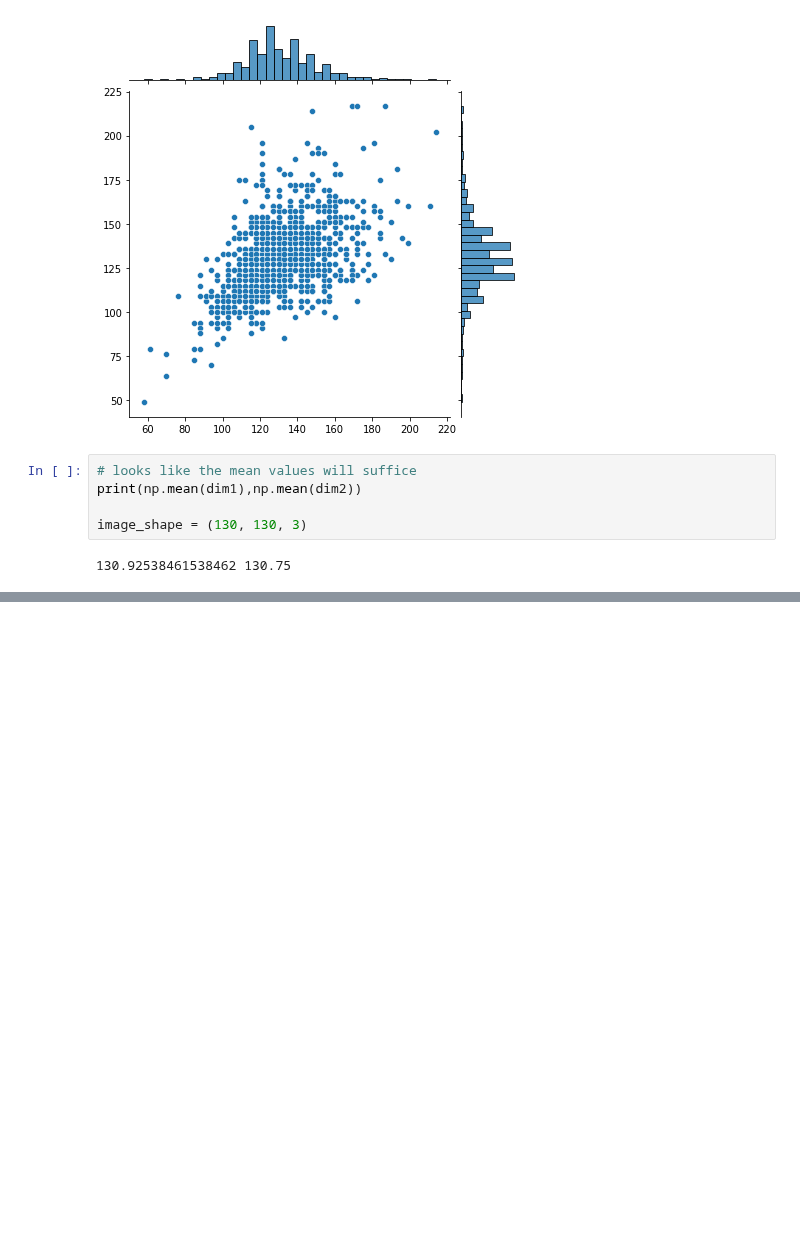
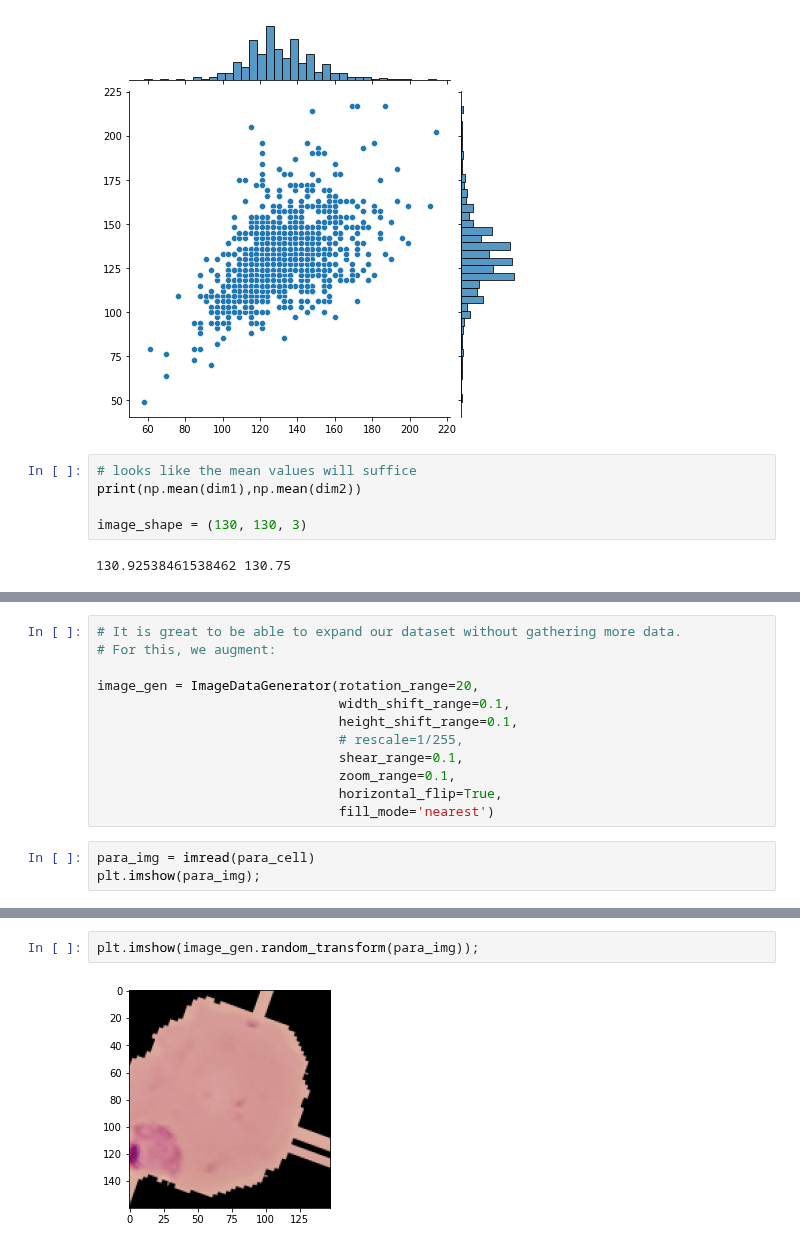
Before and after one commit to bdotbull/bb_learning_tf2_and_keras, a Jupyter notebook: topics/cnn/cnn_cell_images.ipynb, the cells around one changed output, grey strips where cells are left out. Saved outputs shown, nothing was run; the diff lists cells and outputs as text; blank space fills up the shorter version.

Commit message:
data augmentation

```diff
--- a/topics/cnn/cnn_cell_images.ipynb
+++ b/topics/cnn/cnn_cell_images.ipynb
@@ -115,0 +119,15 @@ image_shape = (130, 130, 3)
+# %%
+# It is great to be able to expand our dataset without gathering more data.
+# For this, we augment:
+
+image_gen = ImageDataGenerator(rotation_range=20,
+                               width_shift_range=0.1,
+                               height_shift_range=0.1,
+                               # rescale=1/255,
+                               shear_range=0.1,
+                               zoom_range=0.1,
+                               horizontal_flip=True,
+                               fill_mode='nearest')
+# %%
+para_img = imread(para_cell)
+plt.imshow(para_img);
@@ -115,0 +136,4 @@ image_shape = (130, 130, 3)
+# %%
+plt.imshow(image_gen.random_transform(para_img));
+# %% [output]
+[figure, added]
```
Also changed, not shown: parts of 3 cells of this notebook.
